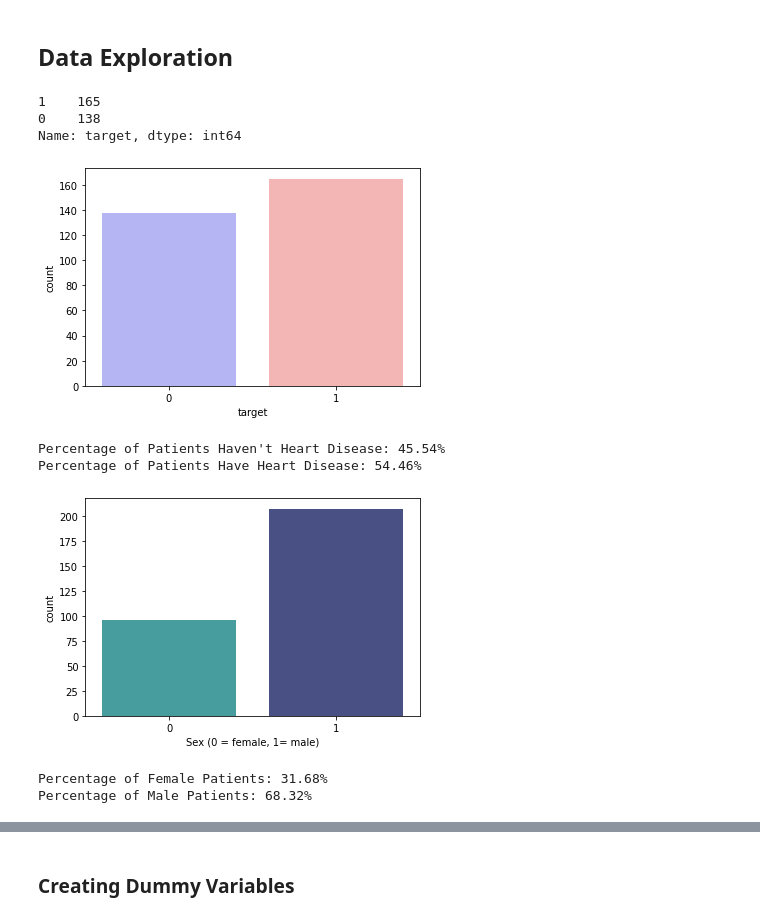
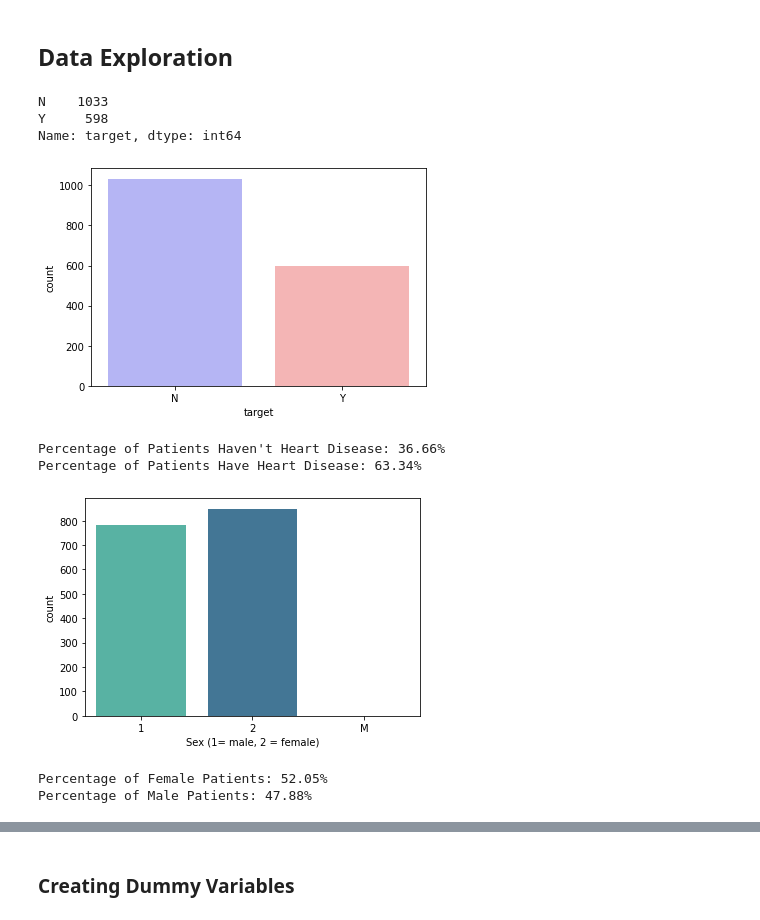
Before and after one commit to asheta66/CNN-WorkOut, a Jupyter notebook: data_classification.ipynb, the cells around one changed output, grey strips where cells are left out. Cells and saved outputs as stored; diff of their text form; code cells hidden in the pictures.

```diff
--- a/data_classification.ipynb
+++ b/data_classification.ipynb
@@ -28,7 +28,7 @@ import os
 ## Read Data
 # %%
 # We are reading our data
-url = "https://raw.githubusercontent.com/asheta66/CNN-WorkOut/main/heart.csv"
+url = "https://raw.githubusercontent.com/asheta66/CNN-WorkOut/main/copd.csv"
 df  =  pd.read_csv(url)
 
 # df = pd.read_csv("../input/heart.csv")
@@ -64,36 +61,36 @@ Data contains; <br>
 # %%
 df.target.value_counts()
 # %% [output]
-1    165
-0    138
+N    1033
+Y     598
 Name: target, dtype: int64
 # %%
 sns.countplot(x="target", data=df, palette="bwr")
 plt.show()
 # %% [output]
-[figure, old version]
+[figure, new version]
 # %%
-countNoDisease = len(df[df.target == 0])
-countHaveDisease = len(df[df.target == 1])
+countNoDisease = len(df[df.target == 'Y'])
+countHaveDisease = len(df[df.target == 'N'])
 print("Percentage of Patients Haven't Heart Disease: {:.2f}%".format((countNoDisease / (len(df.target))*100)))
 print("Percentage of Patients Have Heart Disease: {:.2f}%".format((countHaveDisease / (len(df.target))*100)))
 # %% [output]
-Percentage of Patients Haven't Heart Disease: 45.54%
-Percentage of Patients Have Heart Disease: 54.46%
+Percentage of Patients Haven't Heart Disease: 36.66%
+Percentage of Patients Have Heart Disease: 63.34%
 # %%
 sns.countplot(x='sex', data=df, palette="mako_r")
-plt.xlabel("Sex (0 = female, 1= male)")
+plt.xlabel("Sex (1= male, 2 = female)")
 plt.show()
 # %% [output]
-[figure, old version]
+[figure, new version]
 # %%
-countFemale = len(df[df.sex == 0])
-countMale = len(df[df.sex == 1])
+countFemale = len(df[df.sex == '2'])
+countMale = len(df[df.sex == '1'])
 print("Percentage of Female Patients: {:.2f}%".format((countFemale / (len(df.sex))*100)))
 print("Percentage of Male Patients: {:.2f}%".format((countMale / (len(df.sex))*100)))
 # %% [output]
-Percentage of Female Patients: 31.68%
-Percentage of Male Patients: 68.32%
+Percentage of Female Patients: 52.05%
+Percentage of Male Patients: 47.88%
 # %%
 df.groupby('target').mean()
 # %% [output]
```
Also changed, not shown: parts of 23 cells of this notebook.
